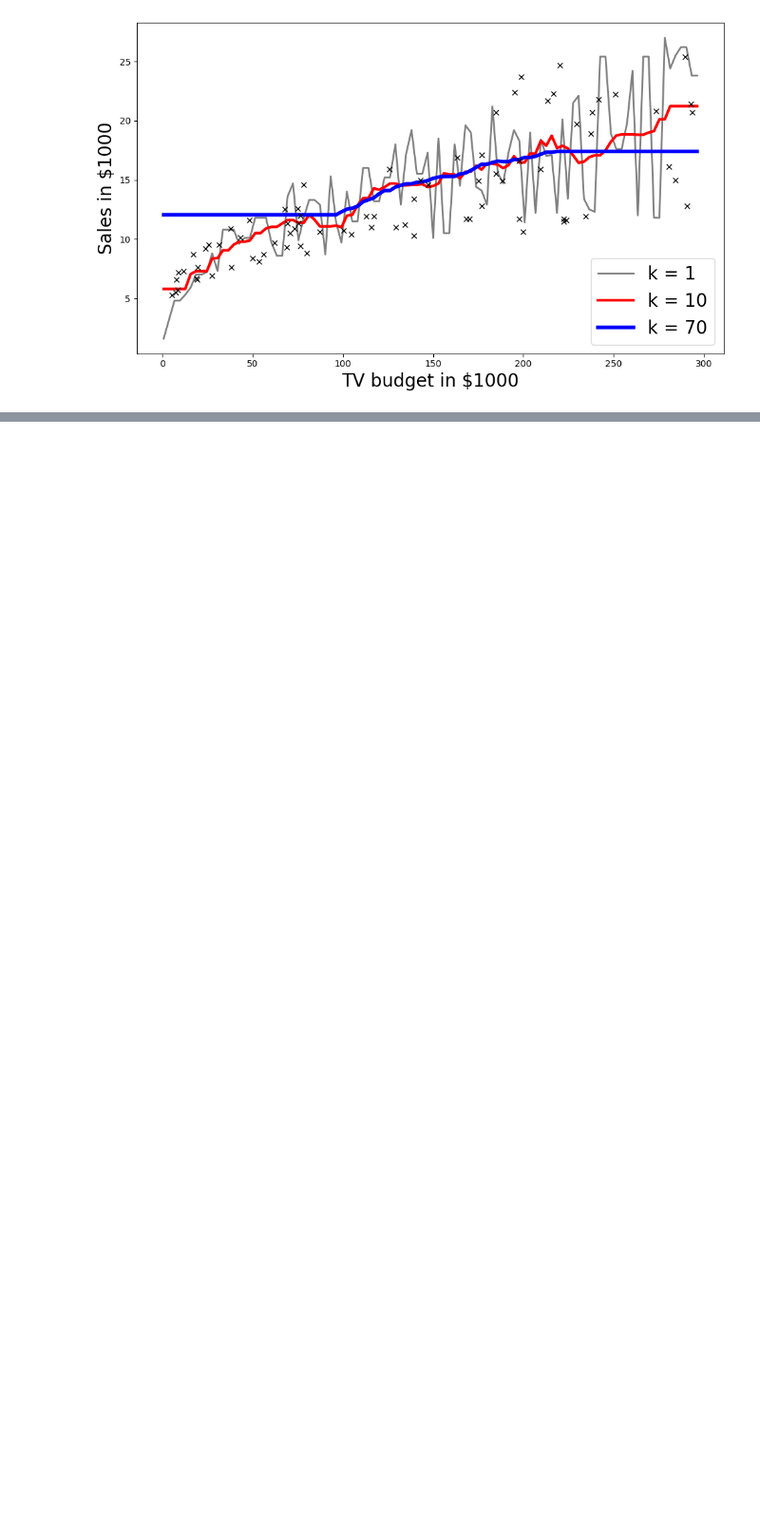
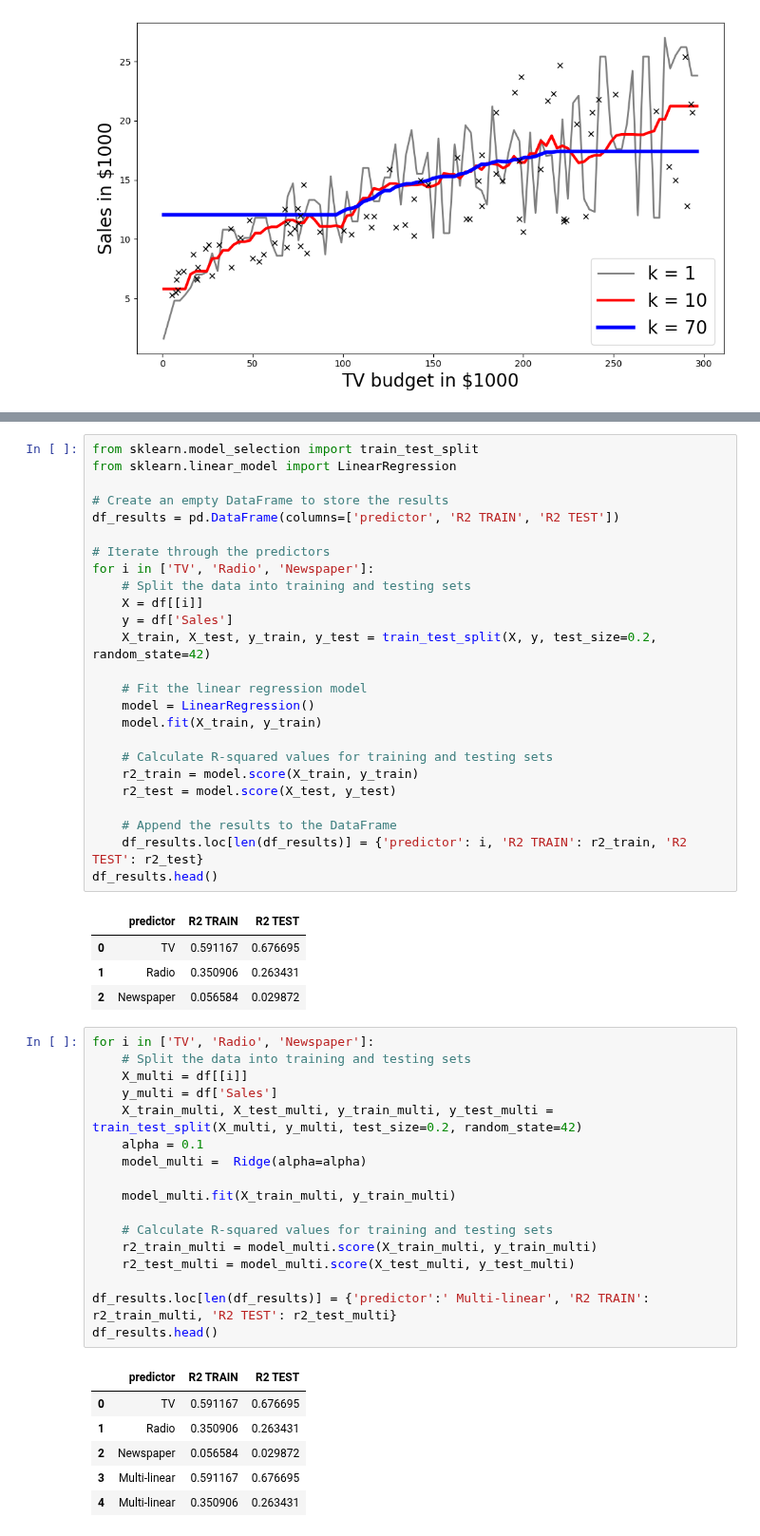
Before and after one commit to Deepakk200/colab_python, a Jupyter notebook: advertising(csv).ipynb, the cells around one changed output, grey strips where cells are left out. Shown at 95% size. Cells and saved outputs as stored; diff of their text form; blank space fills up the shorter version.

Commit message:
multi linear regression

```diff
--- a/advertising(csv).ipynb
+++ b/advertising(csv).ipynb
@@ -131,0 +180,54 @@ plt.tight_layout()
+# %%
+from sklearn.model_selection import train_test_split
+from sklearn.linear_model import LinearRegression
+
+# Create an empty DataFrame to store the results
+df_results = pd.DataFrame(columns=['predictor', 'R2 TRAIN', 'R2 TEST'])
+
+# Iterate through the predictors
+for i in ['TV', 'Radio', 'Newspaper']:
+    # Split the data into training and testing sets
+    X = df[[i]]
+    y = df['Sales']
+    X_train, X_test, y_train, y_test = train_test_split(X, y, test_size=0.2, random_state=42)
+
+    # Fit the linear regression model
+    model = LinearRegression()
+    model.fit(X_train, y_train)
+
+    # Calculate R-squared values for training and testing sets
+    r2_train = model.score(X_train, y_train)
+    r2_test = model.score(X_test, y_test)
+
+    # Append the results to the DataFrame
+    df_results.loc[len(df_results)] = {'predictor': i, 'R2 TRAIN': r2_train, 'R2 TEST': r2_test}
+df_results.head()
+# %% [output]
+|  | predictor | R2 TRAIN | R2 TEST |
+| 0 | TV | 0.591167 | 0.676695 |
+| 1 | Radio | 0.350906 | 0.263431 |
+| 2 | Newspaper | 0.056584 | 0.029872 |
+# %%
+for i in ['TV', 'Radio', 'Newspaper']:
+    # Split the data into training and testing sets
+    X_multi = df[[i]]
+    y_multi = df['Sales']
+    X_train_multi, X_test_multi, y_train_multi, y_test_multi = train_test_split(X_multi, y_multi, test_size=0.2, random_state=42)
+    alpha = 0.1
+    model_multi =  Ridge(alpha=alpha)
+
+    model_multi.fit(X_train_multi, y_train_multi)
+
+    # Calculate R-squared values for training and testing sets
+    r2_train_multi = model_multi.score(X_train_multi, y_train_multi)
+    r2_test_multi = model_multi.score(X_test_multi, y_test_multi)
+
+df_results.loc[len(df_results)] = {'predictor':' Multi-linear', 'R2 TRAIN': r2_train_multi, 'R2 TEST': r2_test_multi}
+df_results.head()
+# %% [output]
+|  | predictor | R2 TRAIN | R2 TEST |
+| 0 | TV | 0.591167 | 0.676695 |
+| 1 | Radio | 0.350906 | 0.263431 |
+| 2 | Newspaper | 0.056584 | 0.029872 |
+| 3 | Multi-linear | 0.591167 | 0.676695 |
+| 4 | Multi-linear | 0.350906 | 0.263431 |
```
Also changed, not shown: parts of 6 cells of this notebook.
